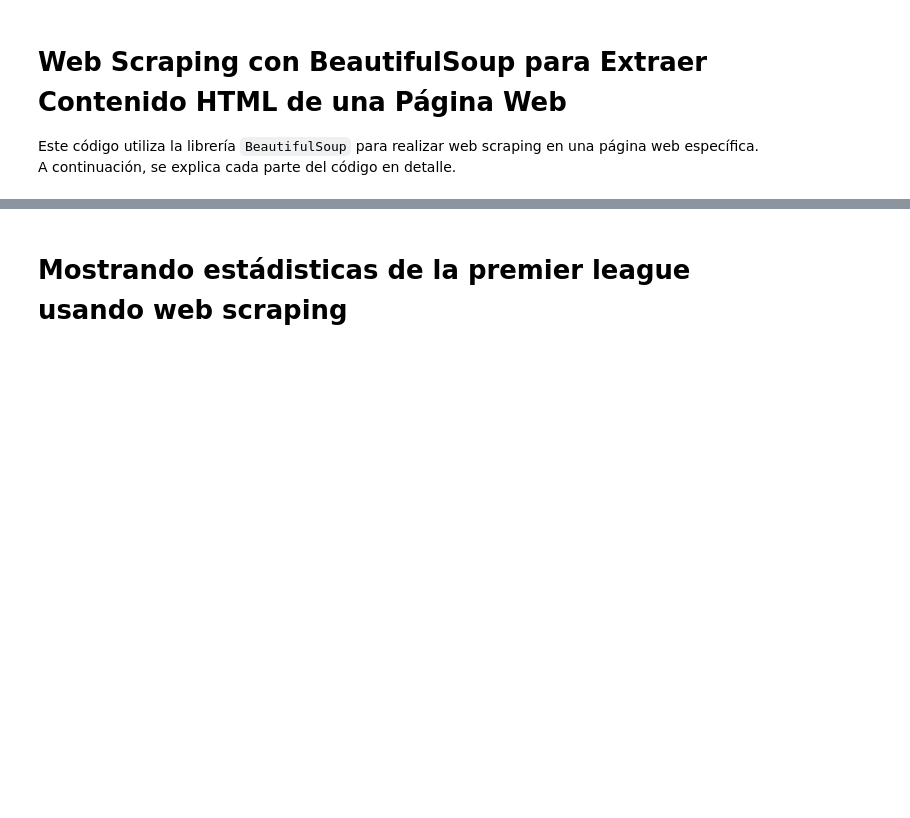
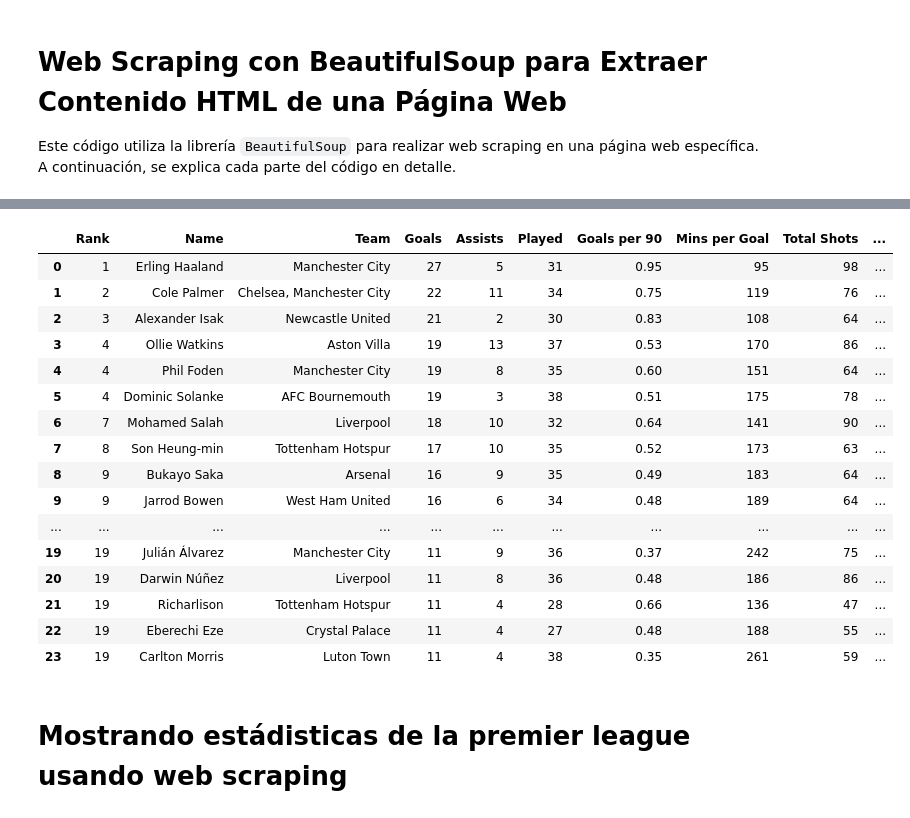
Before and after one commit to OctavioPP/TF_LP2, a Jupyter notebook: Trabajo_LP2.ipynb, the cells around one changed output, grey strips where cells are left out. Cells and saved outputs as stored; diff of their text form; code cells hidden in the pictures; blank space fills up the shorter version.

```diff
--- a/Trabajo_LP2.ipynb
+++ b/Trabajo_LP2.ipynb
@@ -266,36 +325,53 @@ if response.status_code == 200:
     team_names = []
 
     # Extraer nombres de los jugadores y equipos
     for row in players_rows:
         player_name_span = row.find('span', class_='gs-u-vh gs-u-display-inherit@l')
         if player_name_span:
             player_name = player_name_span.text.strip()
             player_names.append(player_name)
 
         team_name_span = row.find('span', class_='gs-u-vh gs-u-display-inherit@m')
         if team_name_span:
             team_name = team_name_span.text.strip()
             team_names.append(team_name)
 
     # Rellenar los nombres y equipos en la tabla de datos
     for i in range(len(datos_tabla)):
         datos_tabla[i]['Name'] = player_names[i]
         datos_tabla[i]['Team'] = team_names[i]
 
     # Guardar los datos en un archivo CSV
-    with open('top_jugadores.csv', 'w', newline='') as archivo_csv:
+    with open('top_jugadores.csv', 'w', newline='', encoding='utf-8') as archivo_csv:
         campos = ['Rank', 'Name', 'Team', 'Goals', 'Assists', 'Played', 'Goals per 90', 'Mins per Goal', 'Total Shots', 'Goal Conversion', 'Shot Accuracy']
         escritor_csv = csv.DictWriter(archivo_csv, fieldnames=campos)
         escritor_csv.writeheader()
         escritor_csv.writerows(datos_tabla)
 
     # Leer el archivo CSV y mostrar los datos
-    jugadores = pd.read_csv('top_jugadores.csv')
+    jugadores = pd.read_csv('top_jugadores.csv', encoding='utf-8')
 else:
     print("Error al acceder a la página web.")
 
 jugadores
-3
+# %% [output]
+|  | Rank | Name | Team | Goals | Assists | Played | Goals per 90 | Mins per Goal | Total Shots | ... |
+| 0 | 1 | Erling Haaland | Manchester City | 27 | 5 | 31 | 0.95 | 95 | 98 | ... |
+| 1 | 2 | Cole Palmer | Chelsea, Manchester City | 22 | 11 | 34 | 0.75 | 119 | 76 | ... |
+| 2 | 3 | Alexander Isak | Newcastle United | 21 | 2 | 30 | 0.83 | 108 | 64 | ... |
+| 3 | 4 | Ollie Watkins | Aston Villa | 19 | 13 | 37 | 0.53 | 170 | 86 | ... |
+| 4 | 4 | Phil Foden | Manchester City | 19 | 8 | 35 | 0.60 | 151 | 64 | ... |
+| 5 | 4 | Dominic Solanke | AFC Bournemouth | 19 | 3 | 38 | 0.51 | 175 | 78 | ... |
+| 6 | 7 | Mohamed Salah | Liverpool | 18 | 10 | 32 | 0.64 | 141 | 90 | ... |
+| 7 | 8 | Son Heung-min | Tottenham Hotspur | 17 | 10 | 35 | 0.52 | 173 | 63 | ... |
+| 8 | 9 | Bukayo Saka | Arsenal | 16 | 9 | 35 | 0.49 | 183 | 64 | ... |
+| 9 | 9 | Jarrod Bowen | West Ham United | 16 | 6 | 34 | 0.48 | 189 | 64 | ... |
+| ... | ... | ... | ... | ... | ... | ... | ... | ... | ... | ... |
+| 19 | 19 | Julián Álvarez | Manchester City | 11 | 9 | 36 | 0.37 | 242 | 75 | ... |
+| 20 | 19 | Darwin Núñez | Liverpool | 11 | 8 | 36 | 0.48 | 186 | 86 | ... |
+| 21 | 19 | Richarlison | Tottenham Hotspur | 11 | 4 | 28 | 0.66 | 136 | 47 | ... |
+| 22 | 19 | Eberechi Eze | Crystal Palace | 11 | 4 | 27 | 0.48 | 188 | 55 | ... |
+| 23 | 19 | Carlton Morris | Luton Town | 11 | 4 | 38 | 0.35 | 261 | 59 | ... |
 # %% [markdown]
 # Mostrando estádisticas de la premier league usando web scraping
 # %%
```
Also changed, not shown: parts of 10 cells of this notebook, 1 other file.
